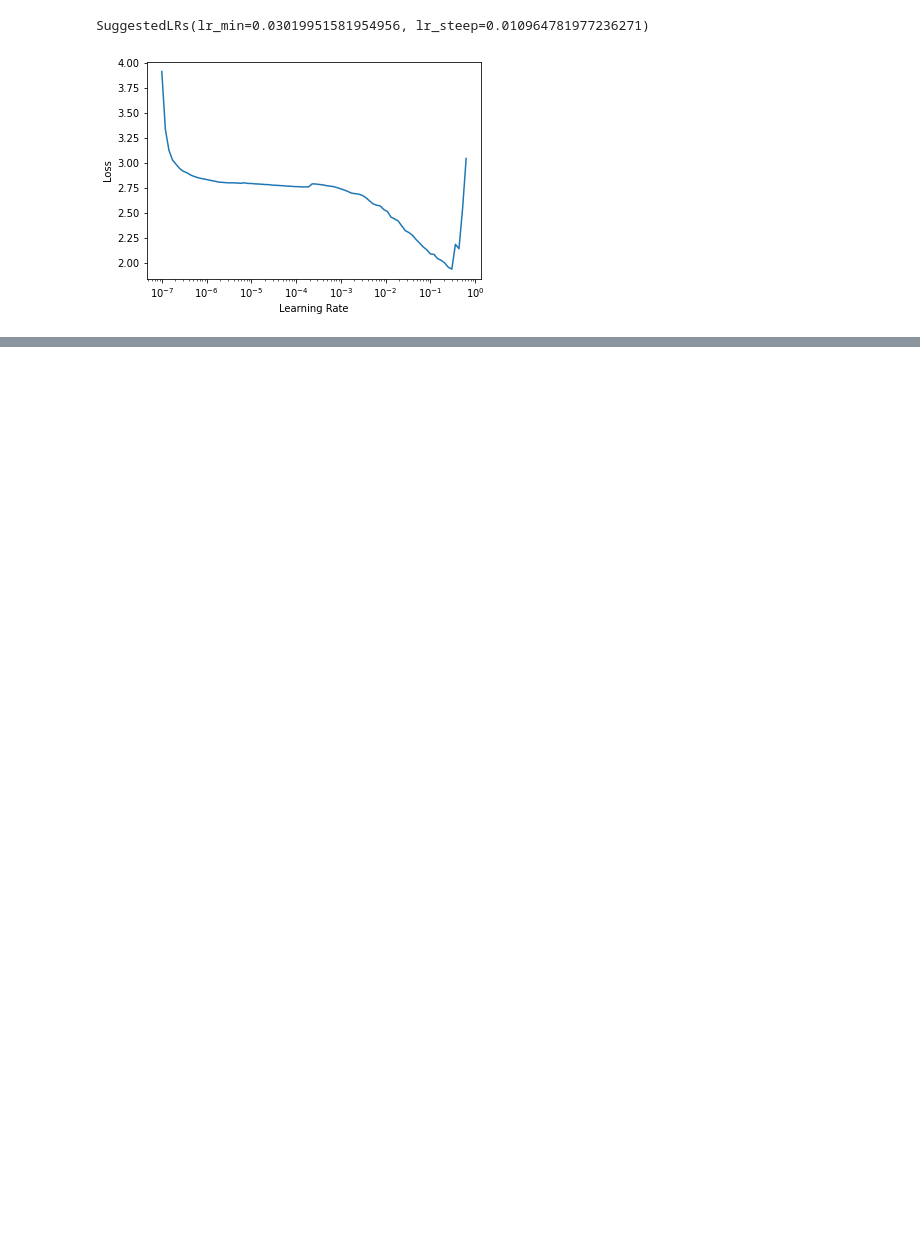
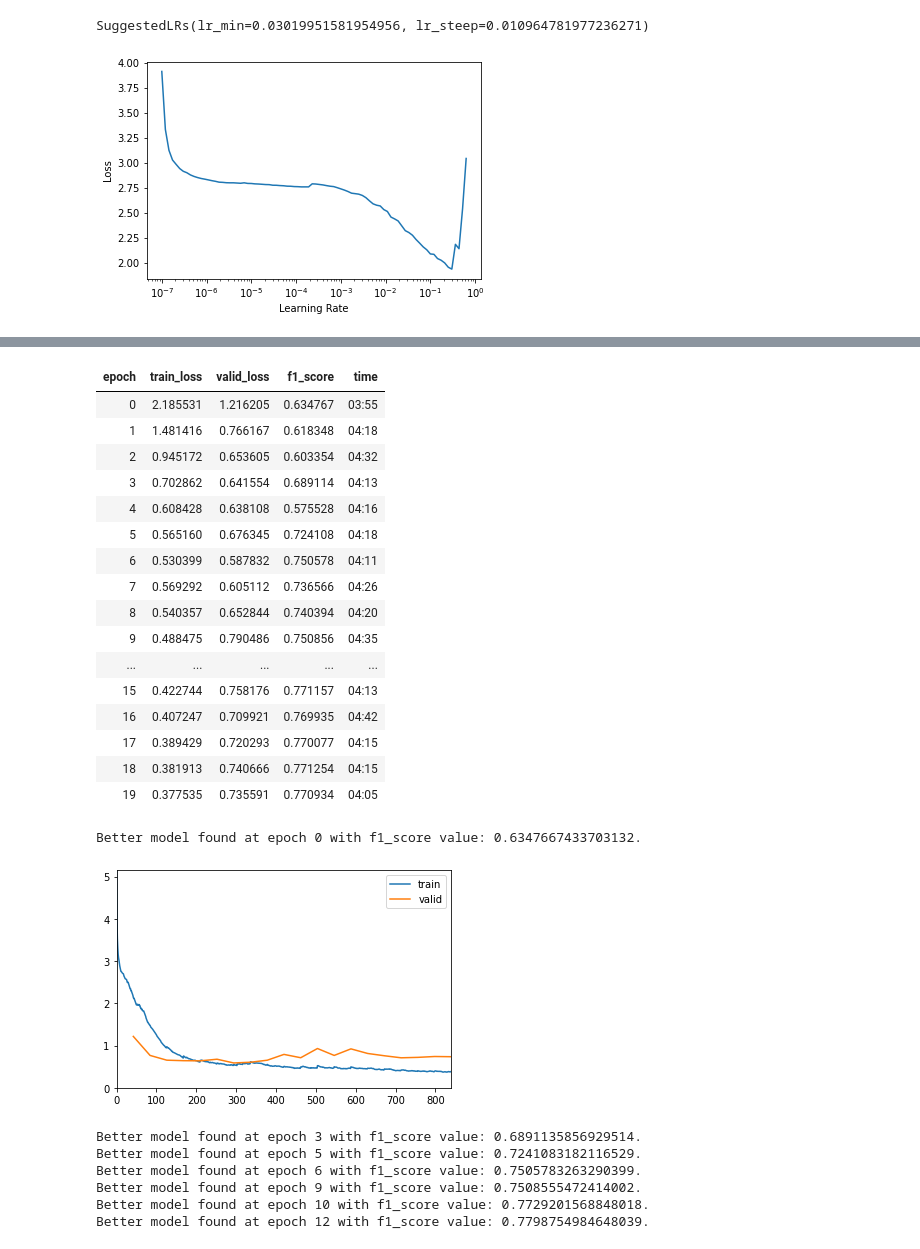
Before and after one commit to peluz/victor-visual-text, a Jupyter notebook: sequence_clf.ipynb, the cells around one changed output, grey strips where cells are left out. Cells and saved outputs as stored; diff of their text form; code cells hidden in the pictures; blank space fills up the shorter version.

```diff
--- a/sequence_clf.ipynb
+++ b/sequence_clf.ipynb
@@ -223,0 +260,4 @@ learn.fit_one_cycle(10, lr_max=1e-2)
+# %%
+model = SequenceModel()
+# %%
+learn = Learner(dls, model, loss_func=loss_func, metrics=[MyFScore()])
@@ -223,0 +292,31 @@ learn.fit_one_cycle(10, lr_max=1e-2)
+# %%
+learn.add_cbs([SaveModelCallback(monitor='f1_score', fname='best_sequence_128_more_epochs'),
+                                       ShowGraphCallback()])
+# %%
+learn.fit_one_cycle(20, lr_max=1e-2)
+# %% [output]
+| epoch | train_loss | valid_loss | f1_score | time |
+| 0 | 2.185531 | 1.216205 | 0.634767 | 03:55 |
+| 1 | 1.481416 | 0.766167 | 0.618348 | 04:18 |
+| 2 | 0.945172 | 0.653605 | 0.603354 | 04:32 |
+| 3 | 0.702862 | 0.641554 | 0.689114 | 04:13 |
+| 4 | 0.608428 | 0.638108 | 0.575528 | 04:16 |
+| 5 | 0.565160 | 0.676345 | 0.724108 | 04:18 |
+| 6 | 0.530399 | 0.587832 | 0.750578 | 04:11 |
+| 7 | 0.569292 | 0.605112 | 0.736566 | 04:26 |
+| 8 | 0.540357 | 0.652844 | 0.740394 | 04:20 |
+| 9 | 0.488475 | 0.790486 | 0.750856 | 04:35 |
+| ... | ... | ... | ... | ... |
+| 15 | 0.422744 | 0.758176 | 0.771157 | 04:13 |
+| 16 | 0.407247 | 0.709921 | 0.769935 | 04:42 |
+| 17 | 0.389429 | 0.720293 | 0.770077 | 04:15 |
+| 18 | 0.381913 | 0.740666 | 0.771254 | 04:15 |
+| 19 | 0.377535 | 0.735591 | 0.770934 | 04:05 |
+Better model found at epoch 0 with f1_score value: 0.6347667433703132.
+[figure, added]
+Better model found at epoch 3 with f1_score value: 0.6891135856929514.
+Better model found at epoch 5 with f1_score value: 0.7241083182116529.
+Better model found at epoch 6 with f1_score value: 0.7505783263290399.
+Better model found at epoch 9 with f1_score value: 0.7508555472414002.
+Better model found at epoch 10 with f1_score value: 0.7729201568848018.
+Better model found at epoch 12 with f1_score value: 0.7798754984648039.
```
Also changed, not shown: parts of 16 cells of this notebook, 1 other file.
